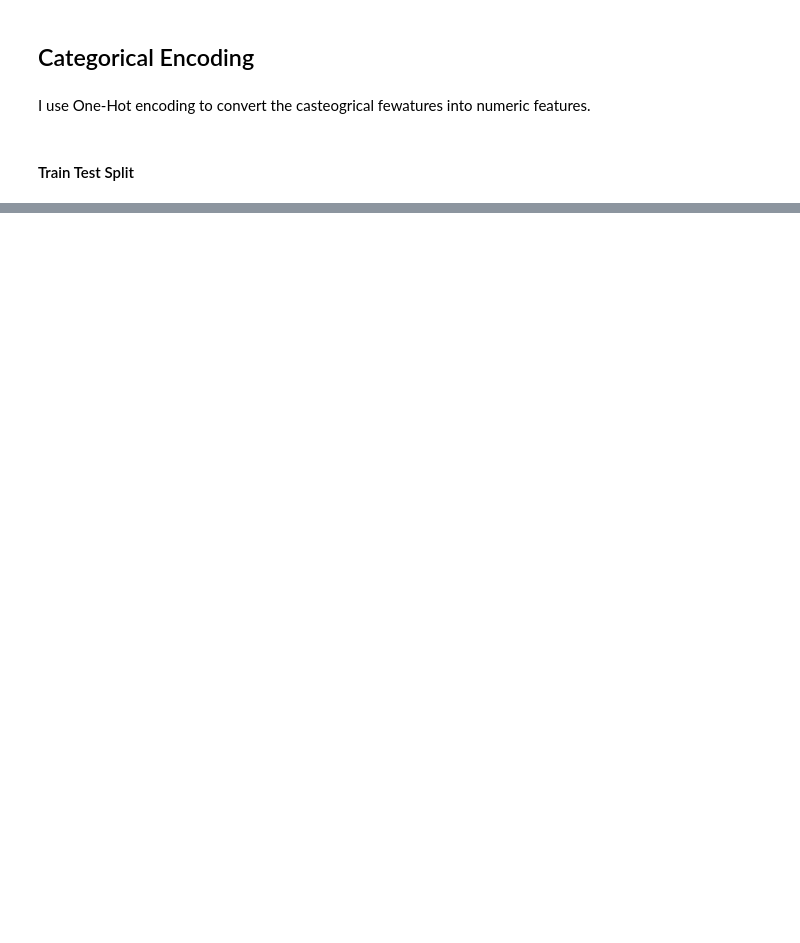
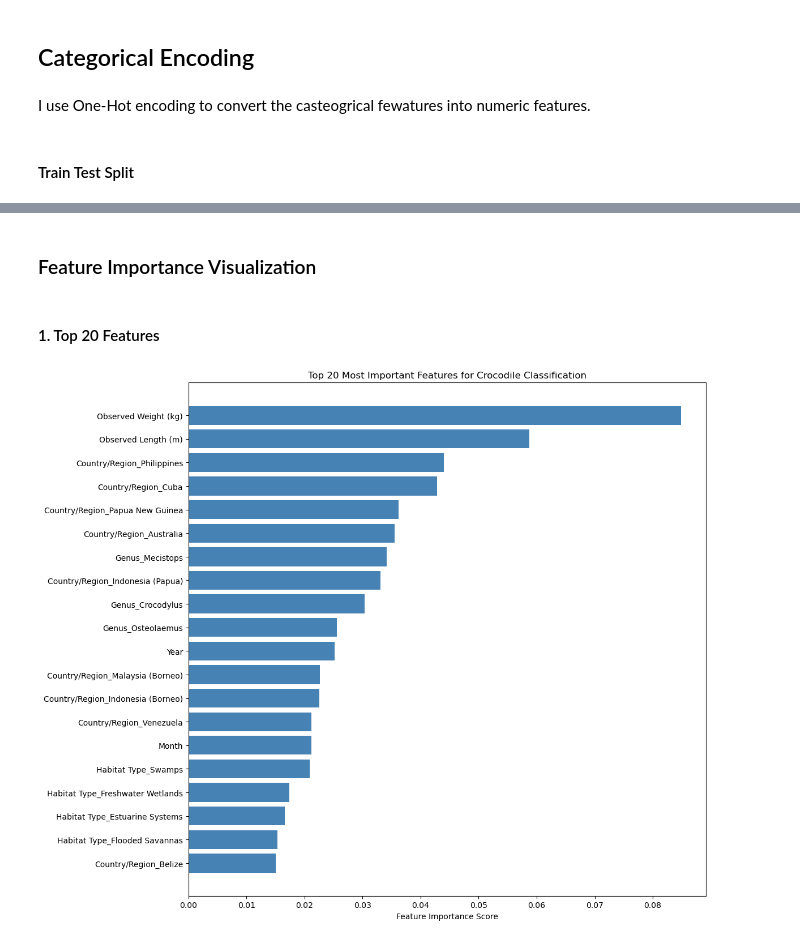
Before and after one commit to RyanWoodzell/Crocodile-Classification, a Jupyter notebook: Crocodile_Random_Forest.ipynb, the cells around one changed output, grey strips where cells are left out. Drawn from its saved outputs; the diff is of its cells as text; code cells hidden in the pictures; blank space fills up the shorter version.

```diff
--- a/Crocodile_Random_Forest.ipynb
+++ b/Crocodile_Random_Forest.ipynb
@@ -211,0 +451,15 @@ cormat = con.corr()
+# %%
+# Create a DataFrame for easier manipulation and analysis
+importance_df = pd.DataFrame({
+    'feature': feature_names,
+    'importance': feature_importance
+}).sort_values('importance', ascending=False)
+
+# Display top 15 most important features
+print("Top 15 Most Important Features:")
+print("=" * 50)
+for i, row in importance_df.head(15).iterrows():
+    print(f"{row['feature']:<35} {row['importance']:.4f}")
+
+print(f"\nSum of all importance scores: {importance_df['importance'].sum():.4f}")
+print(f"Top 5 features account for: {importance_df.head(5)['importance'].sum():.1%} of total importance")
@@ -211,0 +487,17 @@ cormat = con.corr()
+# %% [markdown]
+### Feature Importance Visualization
+# %% [markdown]
+#### 1. Top 20 Features
+# %%
+
+plt.figure(figsize=(12, 10))
+top_20 = importance_df.head(20)
+plt.barh(range(len(top_20)), top_20['importance'], color='steelblue')
+plt.yticks(range(len(top_20)), top_20['feature'])
+plt.xlabel('Feature Importance Score')
+plt.title('Top 20 Most Important Features for Crocodile Classification')
+plt.gca().invert_yaxis()
+plt.tight_layout()
+plt.show()
+# %% [output]
+[figure, added]
```
Also changed, not shown: parts of 19 cells of this notebook, 1 other file.
